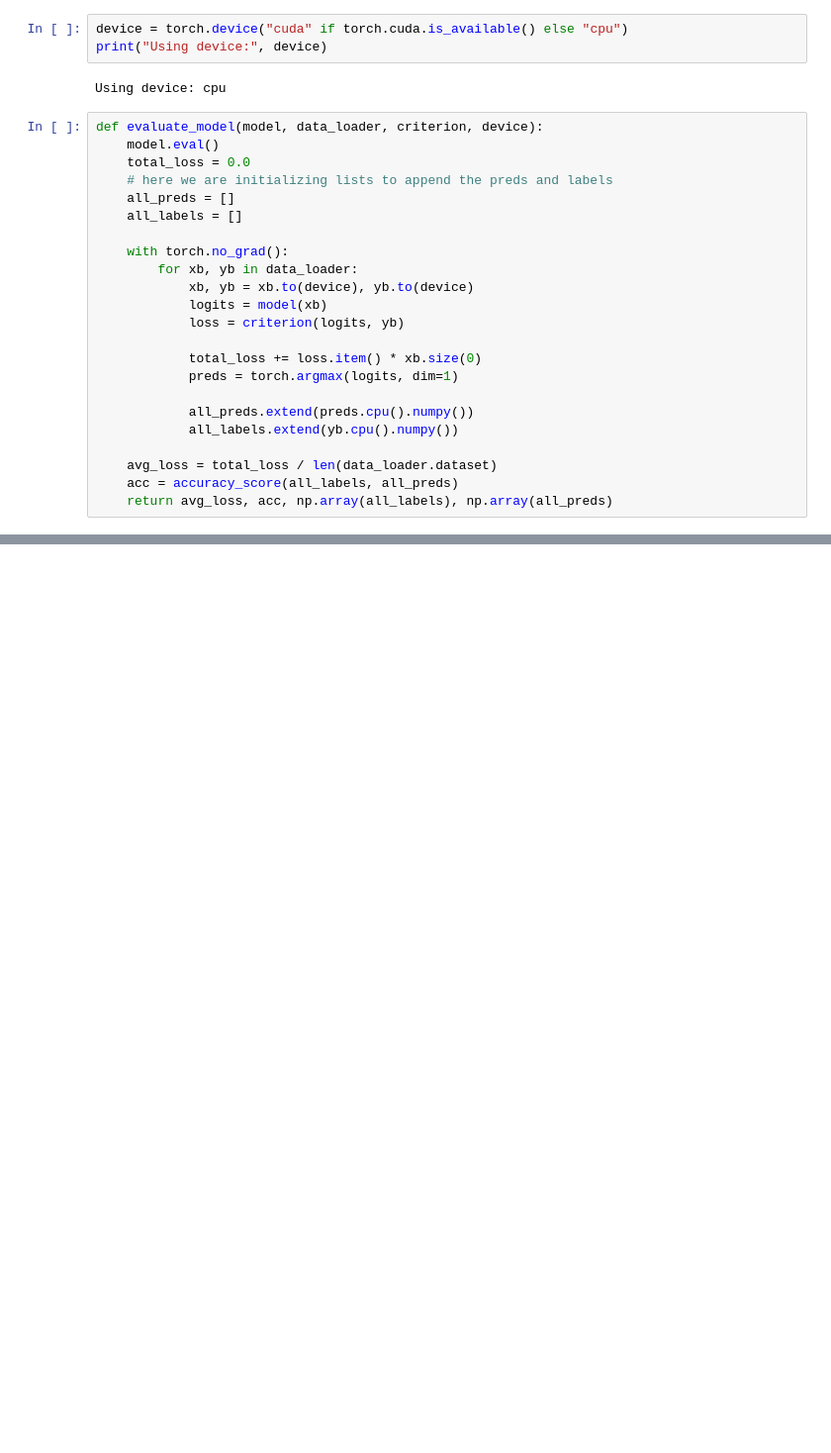
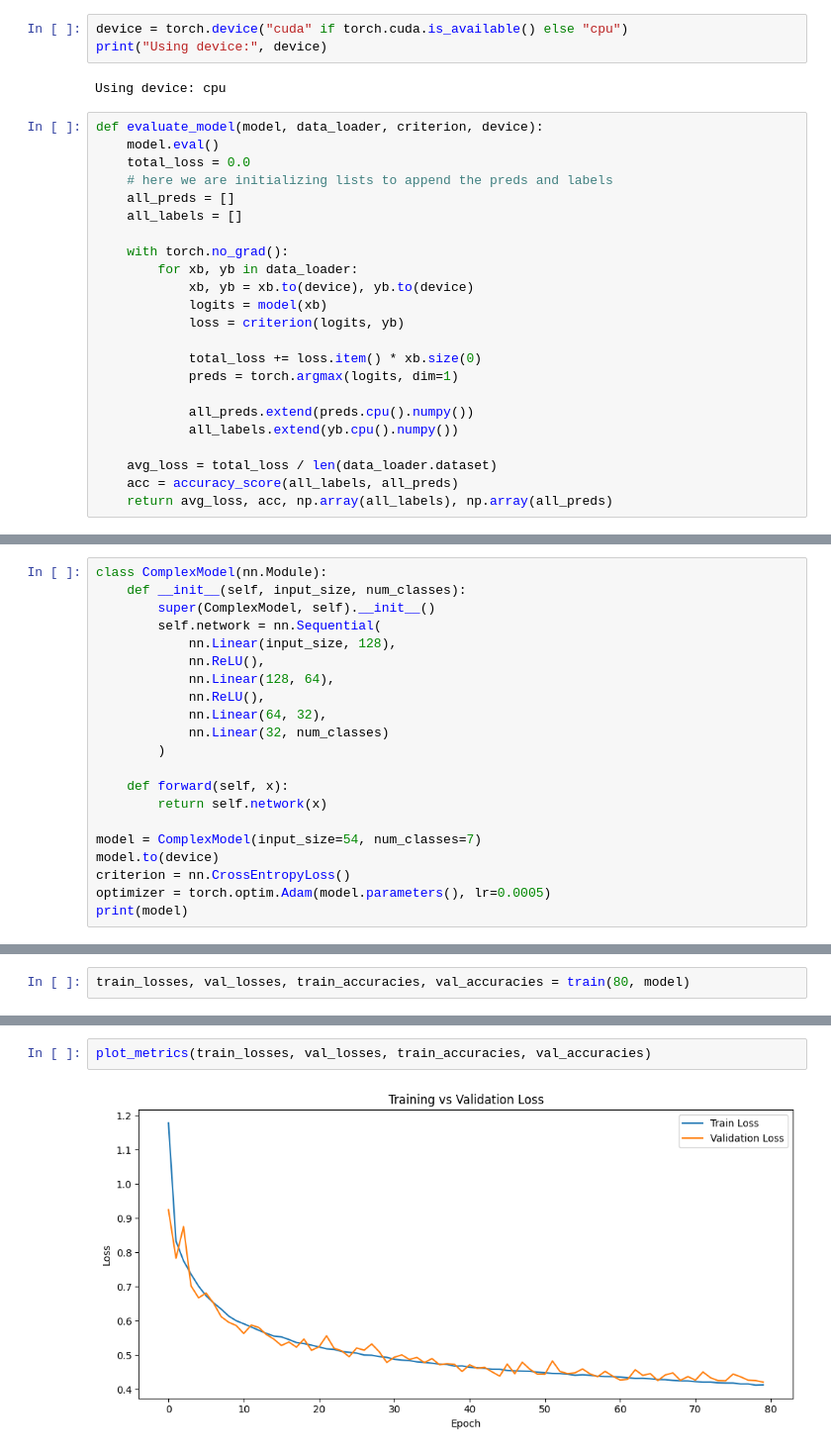
Before and after one commit to mabdellmohsenn/DL-AI46-SV, a Jupyter notebook: Task 2/Covertype-DL.ipynb, the cells around one changed output, grey strips where cells are left out. Shown at 99% size. Cells and saved outputs as stored; diff of their text form; blank space fills up the shorter version.

```diff
--- a/Task 2/Covertype-DL.ipynb
+++ b/Task 2/Covertype-DL.ipynb
@@ -516,0 +558,21 @@ plt.show()
+# %%
+class ComplexModel(nn.Module):
+    def __init__(self, input_size, num_classes):
+        super(ComplexModel, self).__init__()
+        self.network = nn.Sequential(
+            nn.Linear(input_size, 128),
+            nn.ReLU(),
+            nn.Linear(128, 64),
+            nn.ReLU(),
+            nn.Linear(64, 32),
+            nn.Linear(32, num_classes)
+        )
+
+    def forward(self, x):
+        return self.network(x)
+
+model = ComplexModel(input_size=54, num_classes=7)
+model.to(device)
+criterion = nn.CrossEntropyLoss()
+optimizer = torch.optim.Adam(model.parameters(), lr=0.0005)
+print(model)
@@ -516,0 +590,2 @@ plt.show()
+# %%
+train_losses, val_losses, train_accuracies, val_accuracies = train(80, model)
@@ -516,0 +610,4 @@ plt.show()
+# %%
+plot_metrics(train_losses, val_losses, train_accuracies, val_accuracies)
+# %% [output]
+[figure, added]
```
Also changed, not shown: parts of 29 cells of this notebook.
